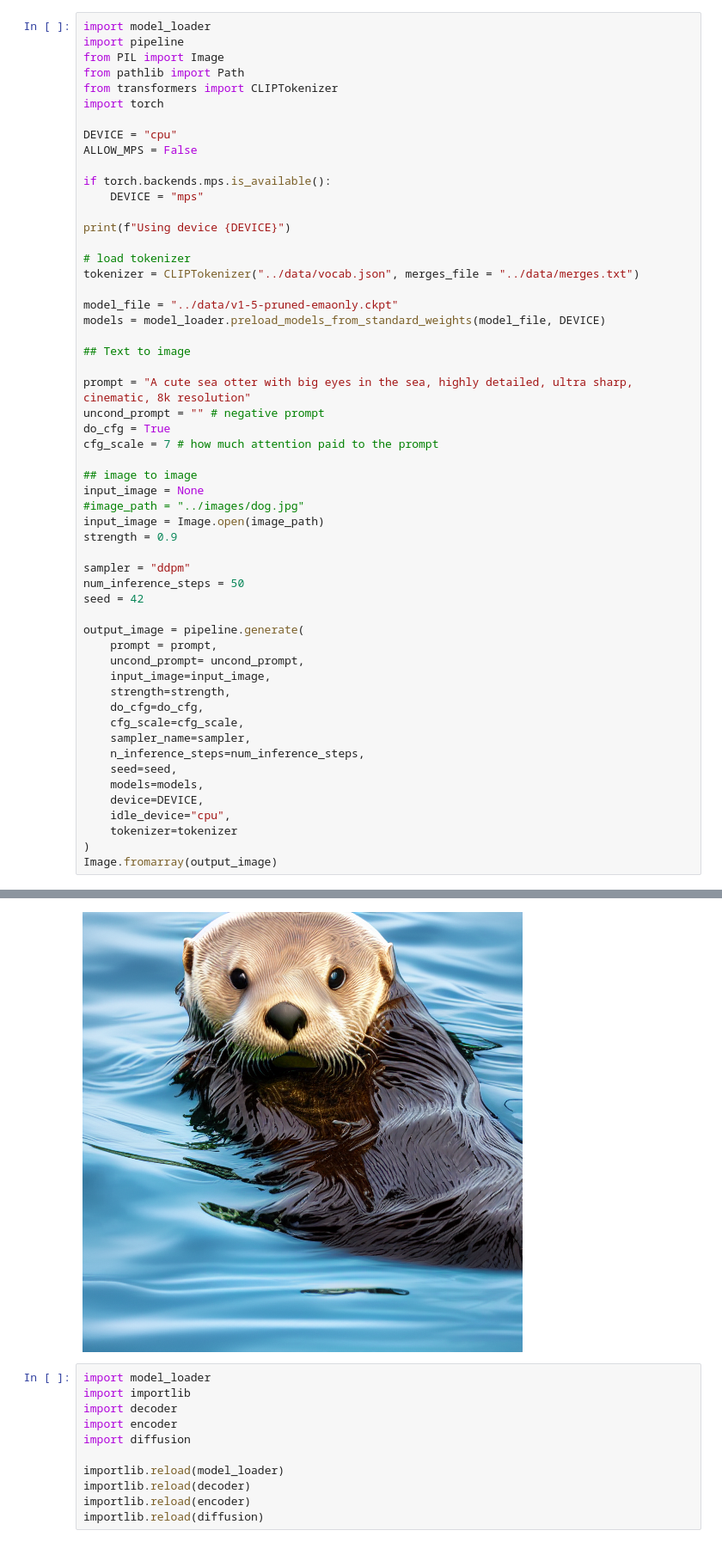
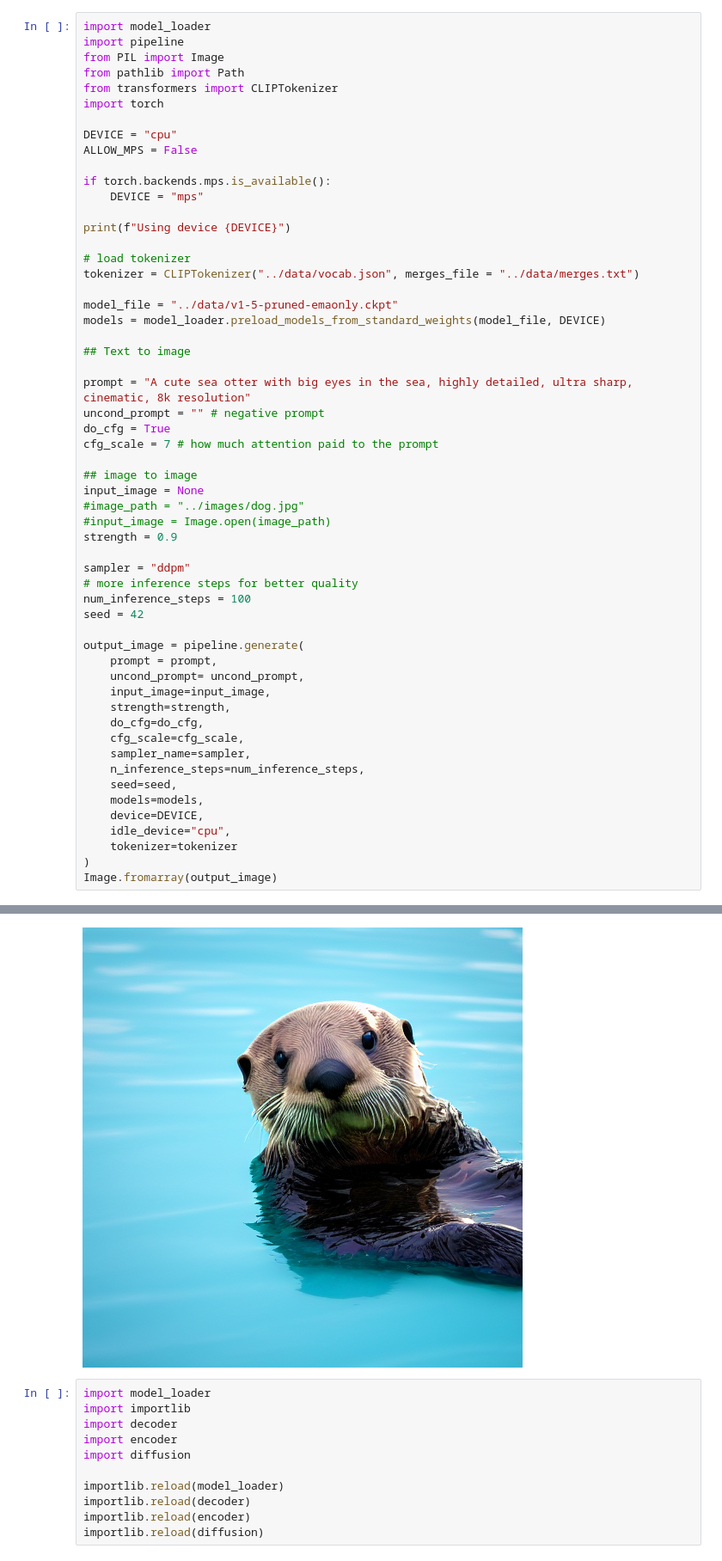
Before and after one commit to yinxinyao111/Diffusion, a Jupyter notebook: sd/inference.ipynb, the cells around one changed output, grey strips where cells are left out. Shown at 86% size. Saved outputs shown, nothing was run; the diff lists cells and outputs as text.

Commit message:
inference finished

```diff
--- a/sd/inference.ipynb
+++ b/sd/inference.ipynb
@@ -26,36 +26,37 @@ prompt = "A cute sea otter with big eyes in the sea, highly detailed, ultra shar
 uncond_prompt = "" # negative prompt
 do_cfg = True
 cfg_scale = 7 # how much attention paid to the prompt
 
 ## image to image
 input_image = None
 #image_path = "../images/dog.jpg"
-input_image = Image.open(image_path)
+#input_image = Image.open(image_path)
 strength = 0.9
 
 sampler = "ddpm"
-num_inference_steps = 50
+# more inference steps for better quality
+num_inference_steps = 100
 seed = 42
 
 output_image = pipeline.generate(
     prompt = prompt,
     uncond_prompt= uncond_prompt,
     input_image=input_image,
     strength=strength,
     do_cfg=do_cfg,
     cfg_scale=cfg_scale,
     sampler_name=sampler,
     n_inference_steps=num_inference_steps,
     seed=seed,
     models=models,
     device=DEVICE,
     idle_device="cpu",
     tokenizer=tokenizer
 )
 Image.fromarray(output_image)
 # %% [output]
 Using device mps
-[figure, old version]
+[figure, new version]
 # %%
 import model_loader
 import importlib
```
